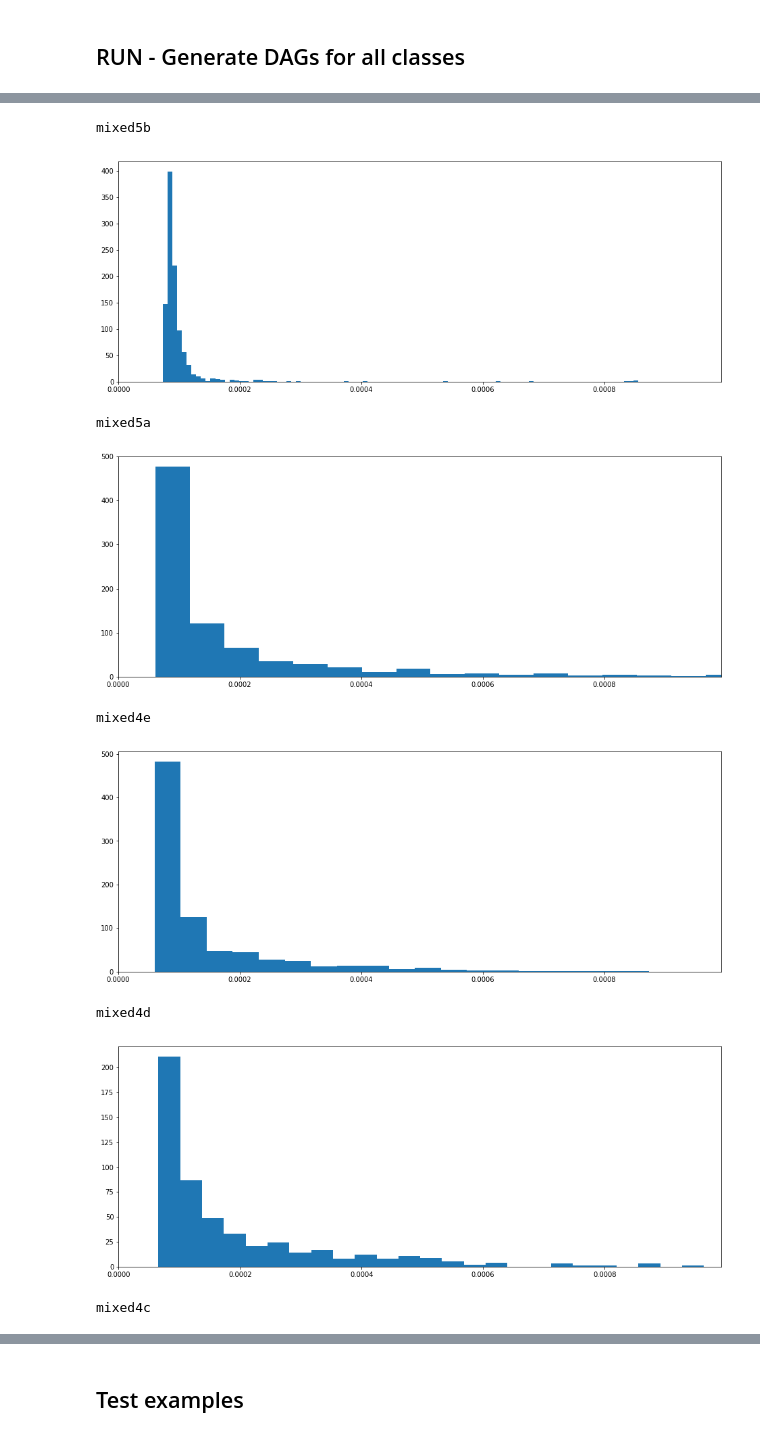
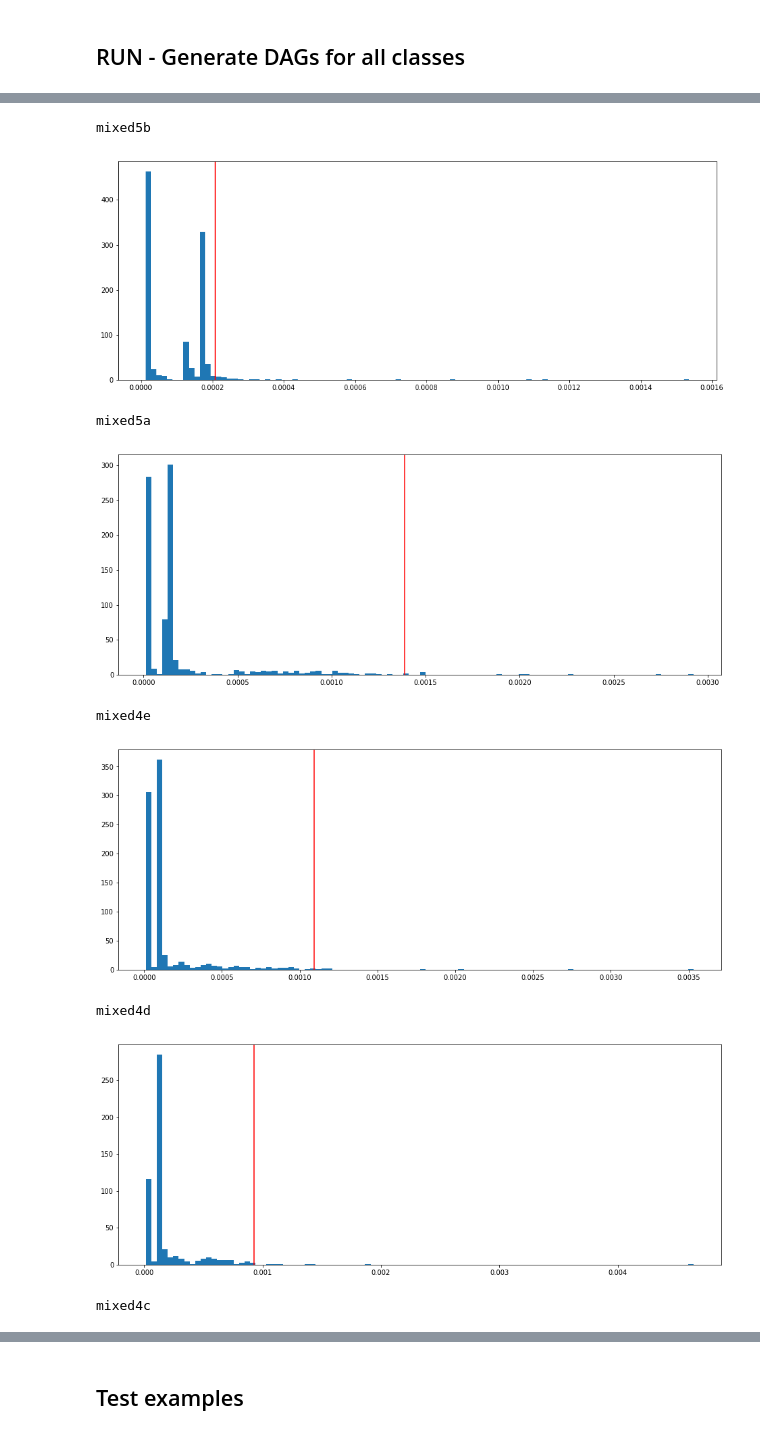
Before and after one commit to fredhohman/summit-notebooks, a Jupyter notebook: dag-pagerank.ipynb, the cells around one changed output, grey strips where cells are left out. Drawn from its saved outputs; the diff is of its cells as text; code cells hidden in the pictures.

```diff
--- a/dag-pagerank.ipynb
+++ b/dag-pagerank.ipynb
@@ -83,7 +84,12 @@ def extract_class_I_matrices(Is, all_layers, start_layer, end_layer, pred_class)
     Is_class = {}
 
     for layer in target_layers:
+        print('loading ', layer)
         Is_class[layer] = Is[layer][pred_class]
+        for branch in [1, 2]:
+            inner_layer = '{}_{}'.format(layer, branch)
+            print('loading ', inner_layer)
+            Is_class[inner_layer] = Is[inner_layer][pred_class]
 
 
     return Is_class
@@ -292,3 +306,3 @@ loading  mixed3a
 # %%
-pred_class = 55
+pred_class = 0
 Is_class = extract_class_I_matrices(Is, all_layers, start_layer, end_layer, pred_class)
@@ -456,18 +529,18 @@ thresholds
 # %%
 for layer in mixed_layers[::-1]:
     print(layer)
     plt.figure(figsize=(16,6))
     plt.hist(pageranks_per_layer_value[layer], bins=100)
     plt.axvline(x=thresholds_vertical_line_value[layer], c='red')
-    plt.xlim(0,criteria)
+#     plt.xlim(0,criteria)
     plt.show()
 # %% [output]
 mixed5b
-[figure, old version]
+[figure, new version]
 mixed5a
-[figure, old version]
+[figure, new version]
 mixed4e
-[figure, old version]
+[figure, new version]
 mixed4d
-[figure, old version]
+[figure, new version]
 mixed4c
```
Also changed, not shown: parts of 13 cells of this notebook.
